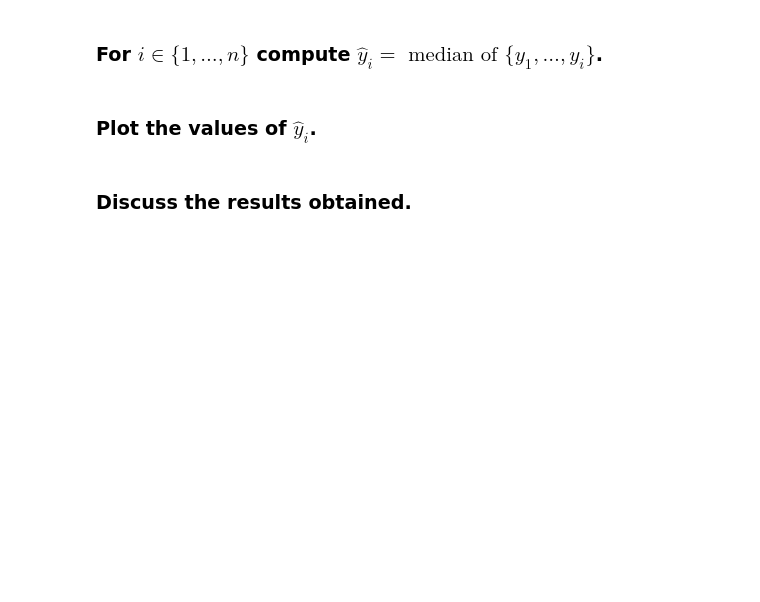
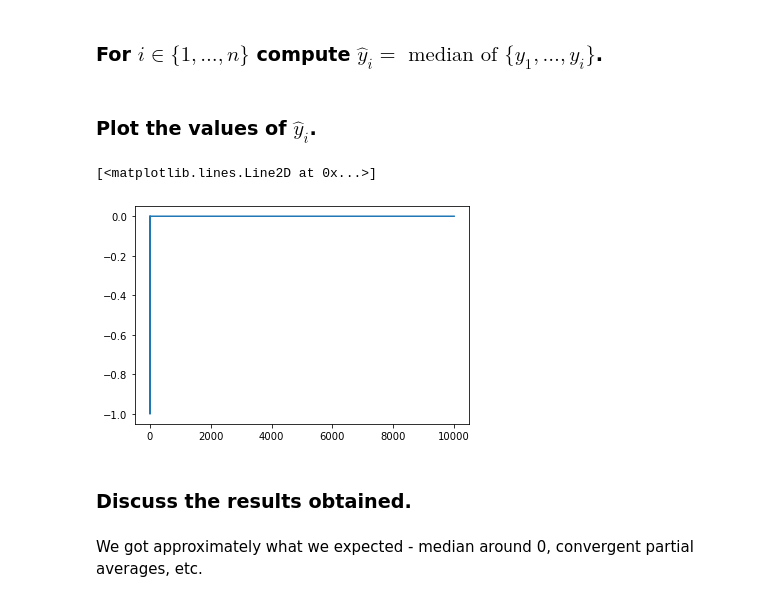
Before and after one commit to eerio/rpis-2021, a Jupyter notebook: lab3/Lab03student.ipynb, the cells around one changed output. Drawn from its saved outputs; the diff is of its cells as text; code cells hidden in the pictures; blank space fills up the shorter version.

```diff
--- a/lab3/Lab03student.ipynb
+++ b/lab3/Lab03student.ipynb
@@ -134,6 +202,15 @@ Error:
 # %% [markdown]
 ### For $i \in \{1,\ldots,n\}$ compute $\hat{y}_i = \textrm{ median of }\{y_1,\ldots,y_i\}$.
+# %%
+yhats = [np.median(ys[: i]) for i in range(1, N + 1)]
 # %% [markdown]
 ### Plot the values of $\hat{y}_i$.
+# %%
+plt.plot(yhats)
+# %% [output]
+[<matplotlib.lines.Line2D at 0x...>]
+[figure, added]
 # %% [markdown]
 ### Discuss the results obtained.
+# %% [markdown]
+We got approximately what we expected - median around 0, convergent partial averages, etc.
```
Also changed, not shown: parts of 8 cells of this notebook.
